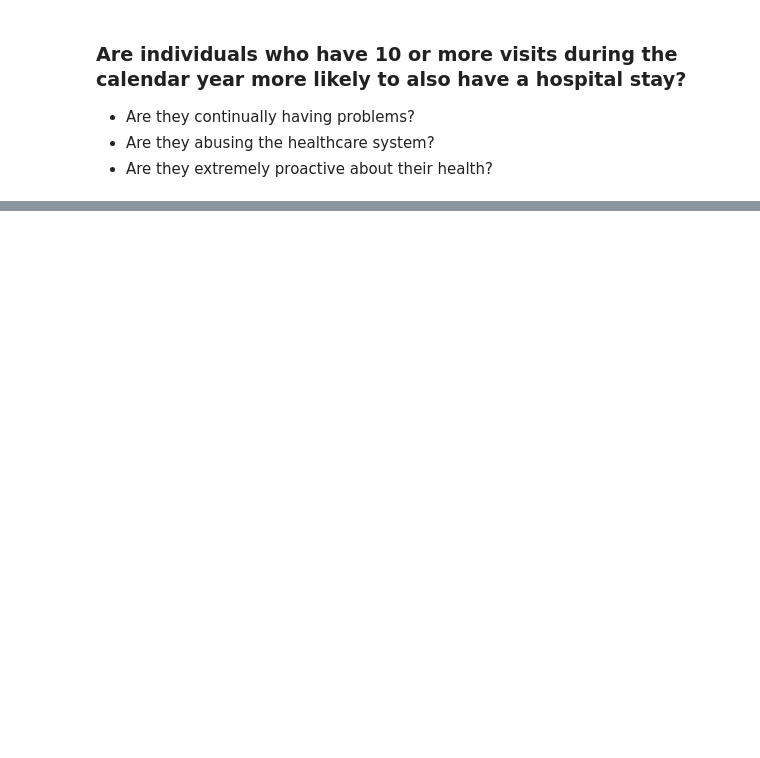
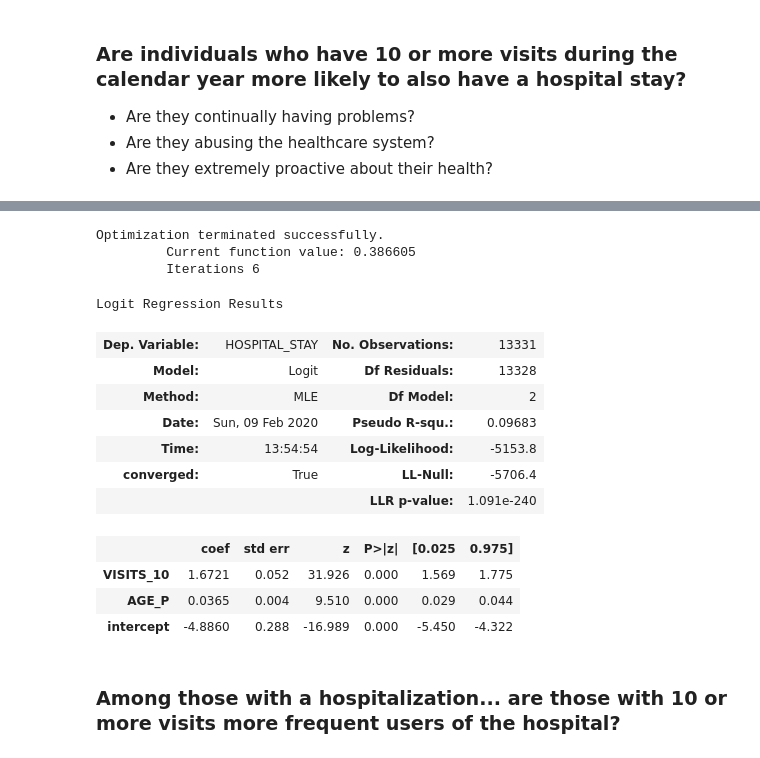
Before and after one commit to allej8/nhis, a Jupyter notebook: nhis-case-study.ipynb, the cells around one changed output, grey strips where cells are left out. Cells and saved outputs as stored; diff of their text form; code cells hidden in the pictures; blank space fills up the shorter version.

```diff
--- a/nhis-case-study.ipynb
+++ b/nhis-case-study.ipynb
@@ -47 +105,29 @@ pd.crosstab(peeps18['VISITS_10'],peeps18['HOSPITAL_STAY'])
+# %%
+# modeling
+dat['intercept'] = 1.0
+train_cols = dat.columns[1:]
+train_cols
+logit = sm.Logit(dat['HOSPITAL_STAY'], dat[train_cols])
+
+# fit the model
+result = logit.fit()
+result.summary()
+# %% [output]
+Optimization terminated successfully.
+         Current function value: 0.386605
+         Iterations 6
+Logit Regression Results
+| Dep. Variable: | HOSPITAL_STAY | No. Observations: | 13331 |
+| Model: | Logit | Df Residuals: | 13328 |
+| Method: | MLE | Df Model: | 2 |
+| Date: | Sun, 09 Feb 2020 | Pseudo R-squ.: | 0.09683 |
+| Time: | 13:54:54 | Log-Likelihood: | -5153.8 |
+| converged: | True | LL-Null: | -5706.4 |
+|  |  | LLR p-value: | 1.091e-240 |
+|  | coef | std err | z | P>|z| | [0.025 | 0.975] |
+| VISITS_10 | 1.6721 | 0.052 | 31.926 | 0.000 | 1.569 | 1.775 |
+| AGE_P | 0.0365 | 0.004 | 9.510 | 0.000 | 0.029 | 0.044 |
+| intercept | -4.8860 | 0.288 | -16.989 | 0.000 | -5.450 | -4.322 |
+# %% [markdown]
+### Among those with a hospitalization... are those with 10 or more visits more frequent users of the hospital?
 # %%
```
Also changed, not shown: parts of 15 cells of this notebook, 1 other file.
